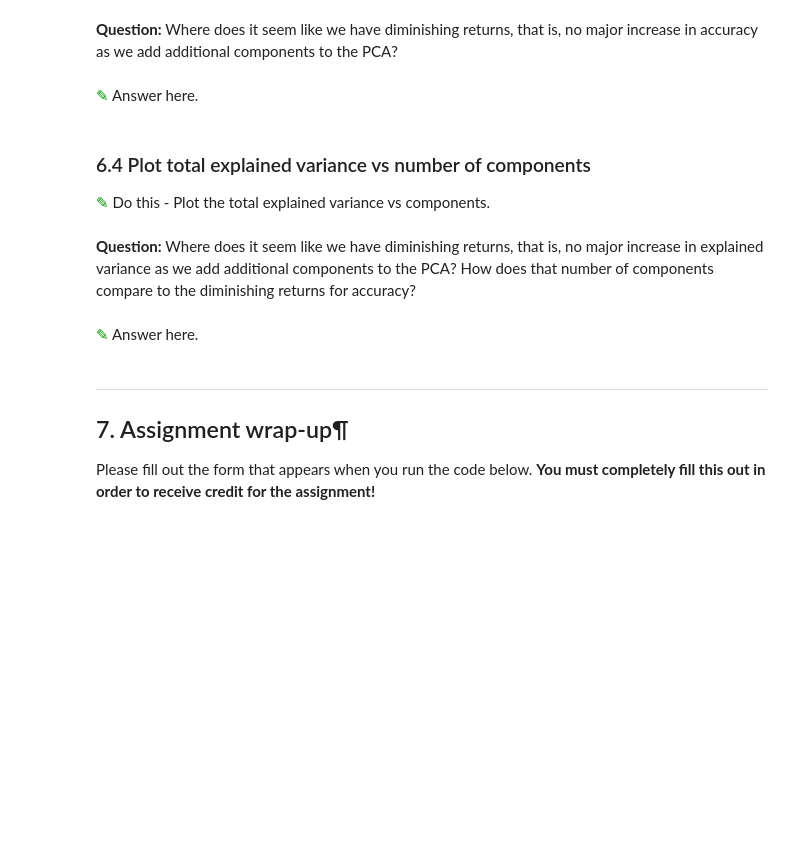
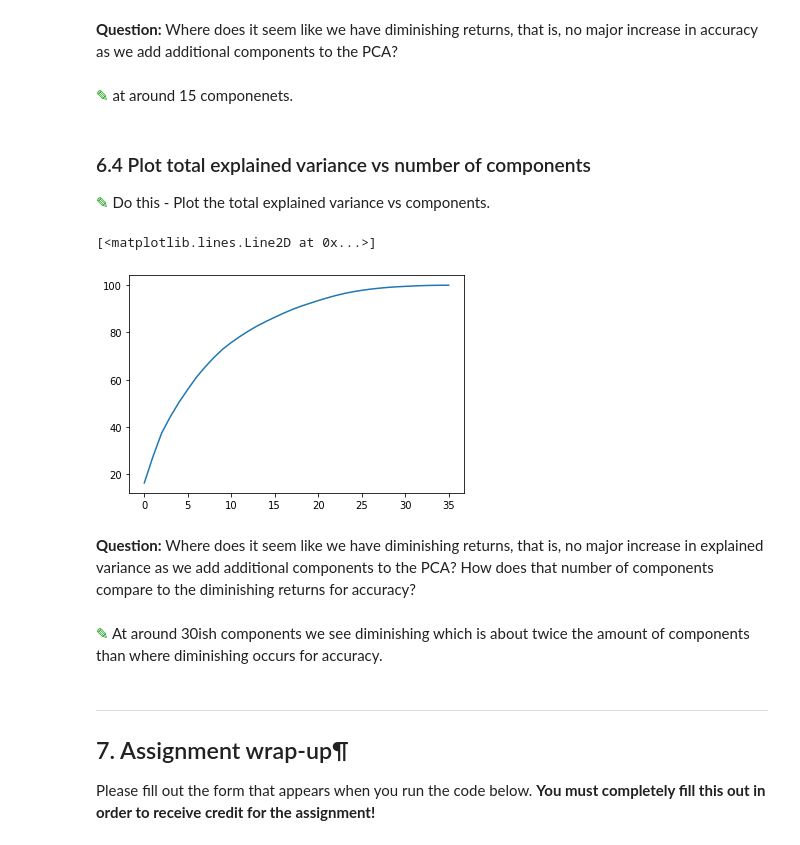
Before and after one commit to Ashley-francis/cmse202-f20-turnin, a Jupyter notebook: HW4/Homework4-SVM_and_PCA-STUDENT.ipynb, the cells around one changed output. Saved outputs shown, nothing was run; the diff lists cells and outputs as text; code cells hidden in the pictures; blank space fills up the shorter version.

```diff
--- a/HW4/Homework4-SVM_and_PCA-STUDENT.ipynb
+++ b/HW4/Homework4-SVM_and_PCA-STUDENT.ipynb
@@ -235,7 +457,7 @@ Now that we have those numbers, it makes sense to look at the accuracy vs compon
 # %% [markdown]
 **Question:** Where does it seem like we have diminishing returns, that is, no major increase in accuracy as we add additional components to the PCA?
 # %% [markdown]
-<font size=8 color="#009600">&#9998;</font> Answer here.
+<font size=8 color="#009600">&#9998;</font> at around 15 componenets.
 # %% [markdown]
 ### 6.4 Plot total explained variance vs number of components
 
@@ -245,7 +465,17 @@ Now that we have those numbers, it makes sense to look at the accuracy vs compon
+# %%
+## your code here
+variance = []
+for i in range(36):
+    variance.append(list_acc_var[i][1])
+
+plt.plot(components, variance)
+# %% [output]
+[<matplotlib.lines.Line2D at 0x...>]
+[figure, added]
 # %% [markdown]
 **Question:** Where does it seem like we have diminishing returns, that is, no major increase in explained variance as we add additional components to the PCA? How does that number of components compare to the diminishing returns for accuracy?
-# %% [markdown]
-<font size=8 color="#009600">&#9998;</font> Answer here.
+# %% [markdown]
+<font size=8 color="#009600">&#9998;</font> At around 30ish components we see diminishing which is about twice the amount of components than where diminishing occurs for accuracy.
 # %% [markdown]
 ---
 ## 7. Assignment wrap-up¶
```
Also changed, not shown: parts of 39 cells of this notebook.
